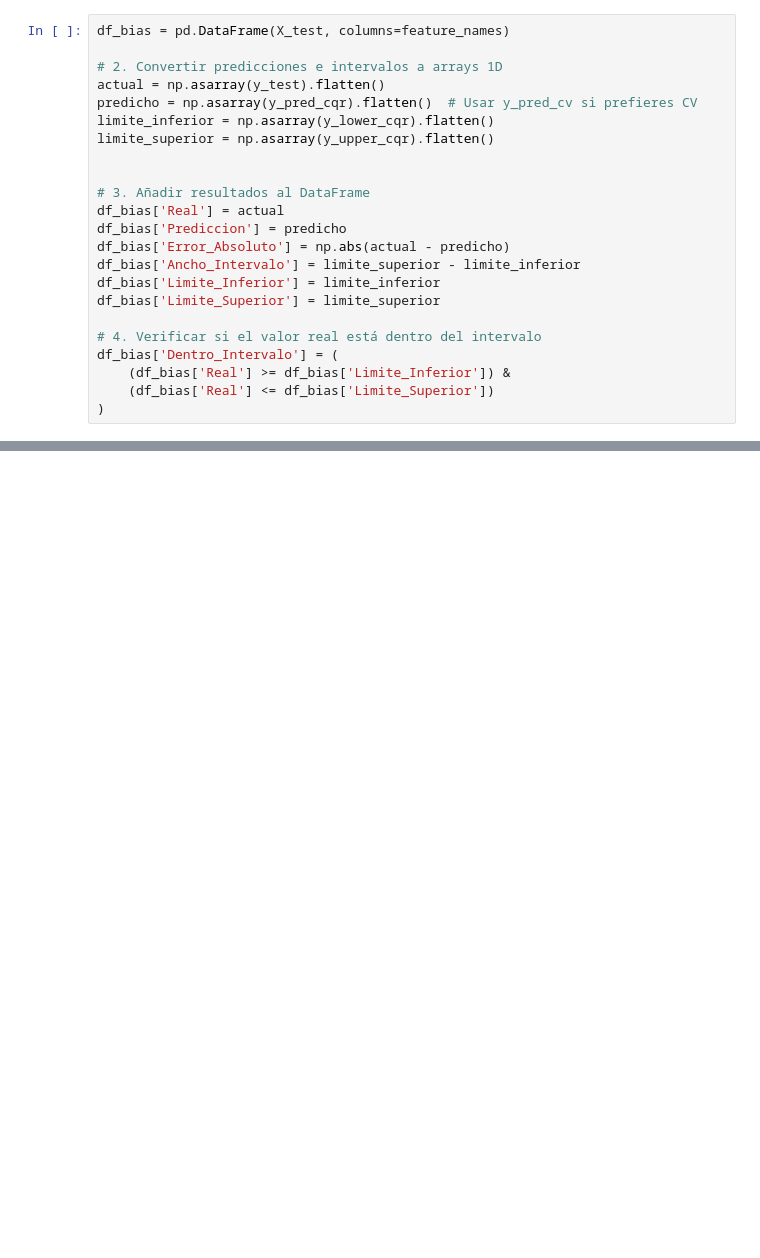
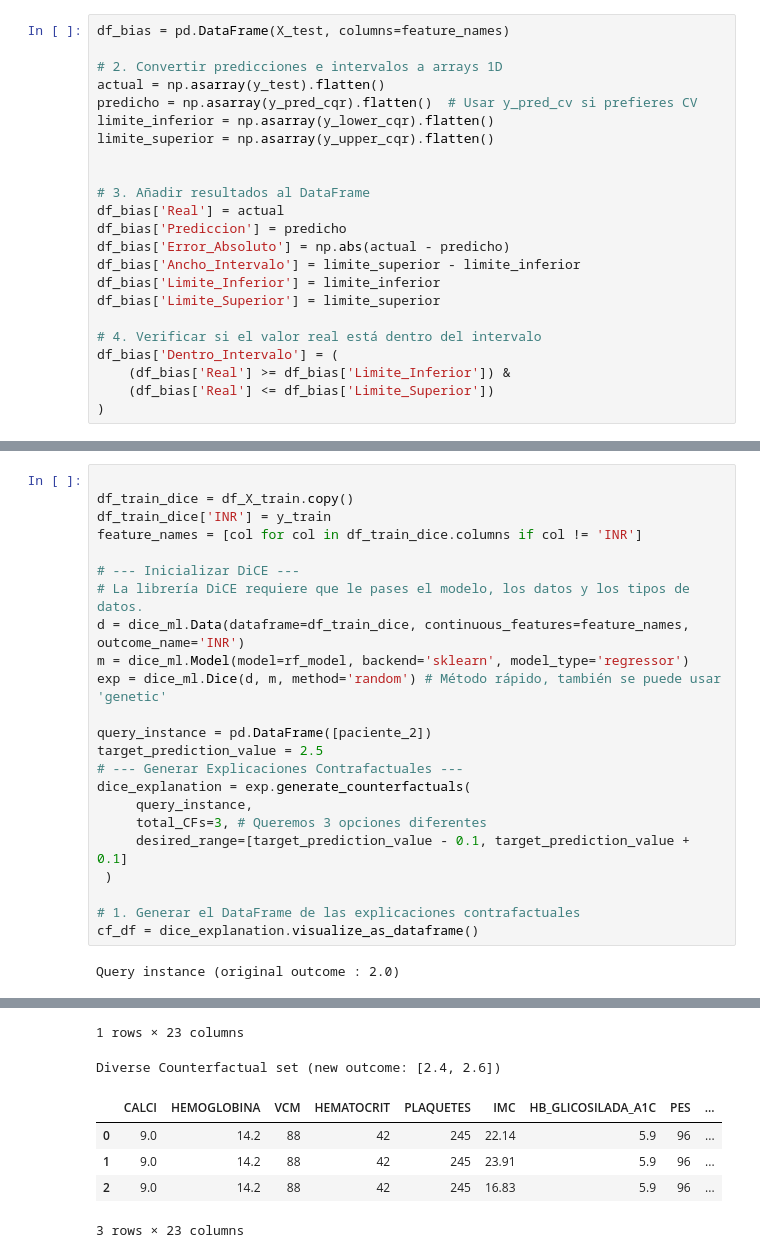
Before and after one commit to anavagi/anticoagulant-patology-analysis, a Jupyter notebook: UQ_Transferability_BiasDetection_04.ipynb, the cells around one changed output, grey strips where cells are left out. Cells and saved outputs as stored; diff of their text form; blank space fills up the shorter version.

```diff
--- a/UQ_Transferability_BiasDetection_04.ipynb
+++ b/UQ_Transferability_BiasDetection_04.ipynb
@@ -932,0 +995,25 @@ Heterocedástico (CQR)        2.35        1.61        3.54 1.9339
+# %%
+
+df_train_dice = df_X_train.copy()
+df_train_dice['INR'] = y_train
+feature_names = [col for col in df_train_dice.columns if col != 'INR']
+
+# --- Inicializar DiCE ---
+# La librería DiCE requiere que le pases el modelo, los datos y los tipos de datos.
+d = dice_ml.Data(dataframe=df_train_dice, continuous_features=feature_names, outcome_name='INR')
+m = dice_ml.Model(model=rf_model, backend='sklearn', model_type='regressor')
+exp = dice_ml.Dice(d, m, method='random') # Método rápido, también se puede usar 'genetic'
+
+query_instance = pd.DataFrame([paciente_2])
+target_prediction_value = 2.5
+# --- Generar Explicaciones Contrafactuales ---
+dice_explanation = exp.generate_counterfactuals(
+     query_instance,
+     total_CFs=3, # Queremos 3 opciones diferentes
+     desired_range=[target_prediction_value - 0.1, target_prediction_value + 0.1]
+ )
+
+# 1. Generar el DataFrame de las explicaciones contrafactuales
+cf_df = dice_explanation.visualize_as_dataframe()
+# %% [output]
+Query instance (original outcome : 2.0)
@@ -932,0 +1022,7 @@ Heterocedástico (CQR)        2.35        1.61        3.54 1.9339
+1 rows × 23 columns
+Diverse Counterfactual set (new outcome: [2.4, 2.6])
+|  | CALCI | HEMOGLOBINA | VCM | HEMATOCRIT | PLAQUETES | IMC | HB_GLICOSILADA_A1C | PES | ... |
+| 0 | 9.0 | 14.2 | 88 | 42 | 245 | 22.14 | 5.9 | 96 | ... |
+| 1 | 9.0 | 14.2 | 88 | 42 | 245 | 23.91 | 5.9 | 96 | ... |
+| 2 | 9.0 | 14.2 | 88 | 42 | 245 | 16.83 | 5.9 | 96 | ... |
+3 rows × 23 columns
```
Also changed, not shown: parts of 10 cells of this notebook, 4 other files.
